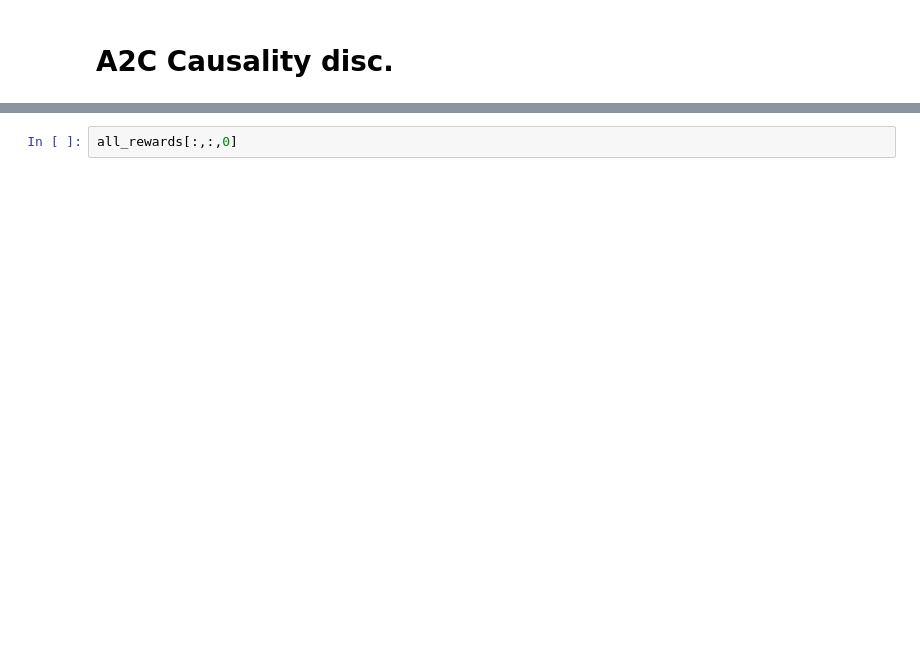
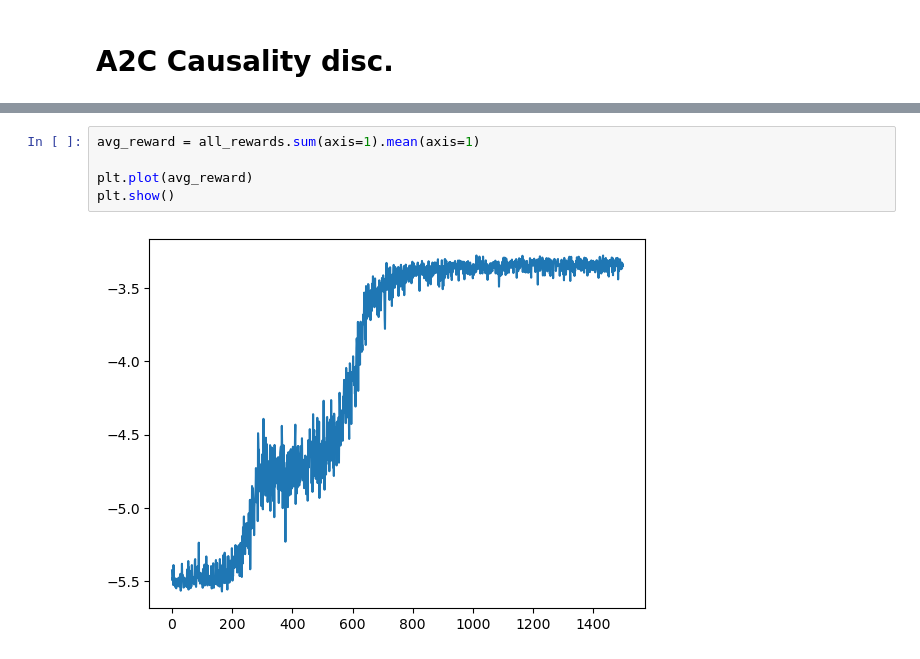
Before and after one commit to nicosquare/rl-energy-management, a Jupyter notebook: src/notebooks/test-simple-env.ipynb, the cells around one changed output, grey strips where cells are left out. Saved outputs shown, nothing was run; the diff lists cells and outputs as text; blank space fills up the shorter version.

```diff
--- a/src/notebooks/test-simple-env.ipynb
+++ b/src/notebooks/test-simple-env.ipynb
@@ -276,5 +316,10 @@ IndexError: too many indices for array: array is 2-dimensional, but 3 were index
-# %%
-all_rewards[:,:,0]
+# %%
+avg_reward = all_rewards.sum(axis=1).mean(axis=1)
+
+plt.plot(avg_reward)
+plt.show()
+# %% [output]
+[figure, added]
 # %%
 plt.plot(all_actions[0,:,0], label='actions 0')
 plt.plot(all_actions[250,:,0], label='actions 250')
```
Also changed, not shown: parts of 10 cells of this notebook, 4 other files.
